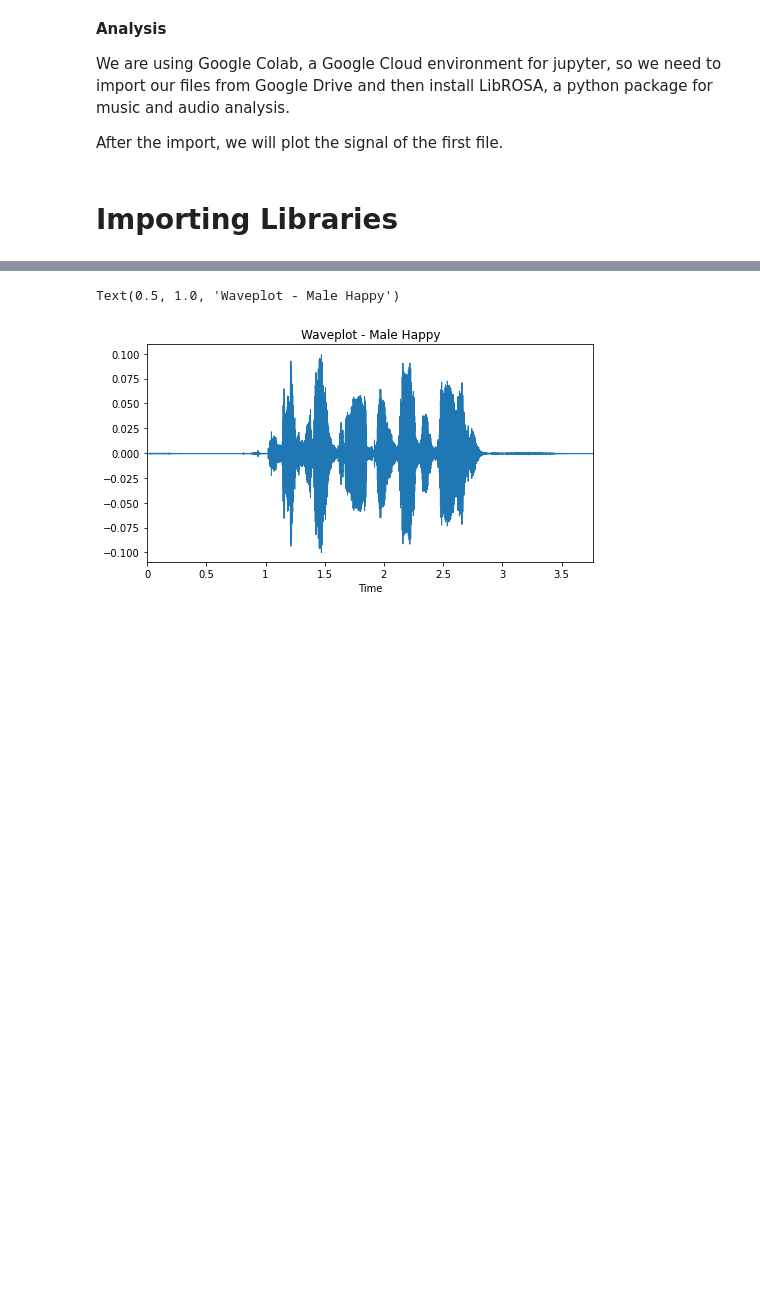
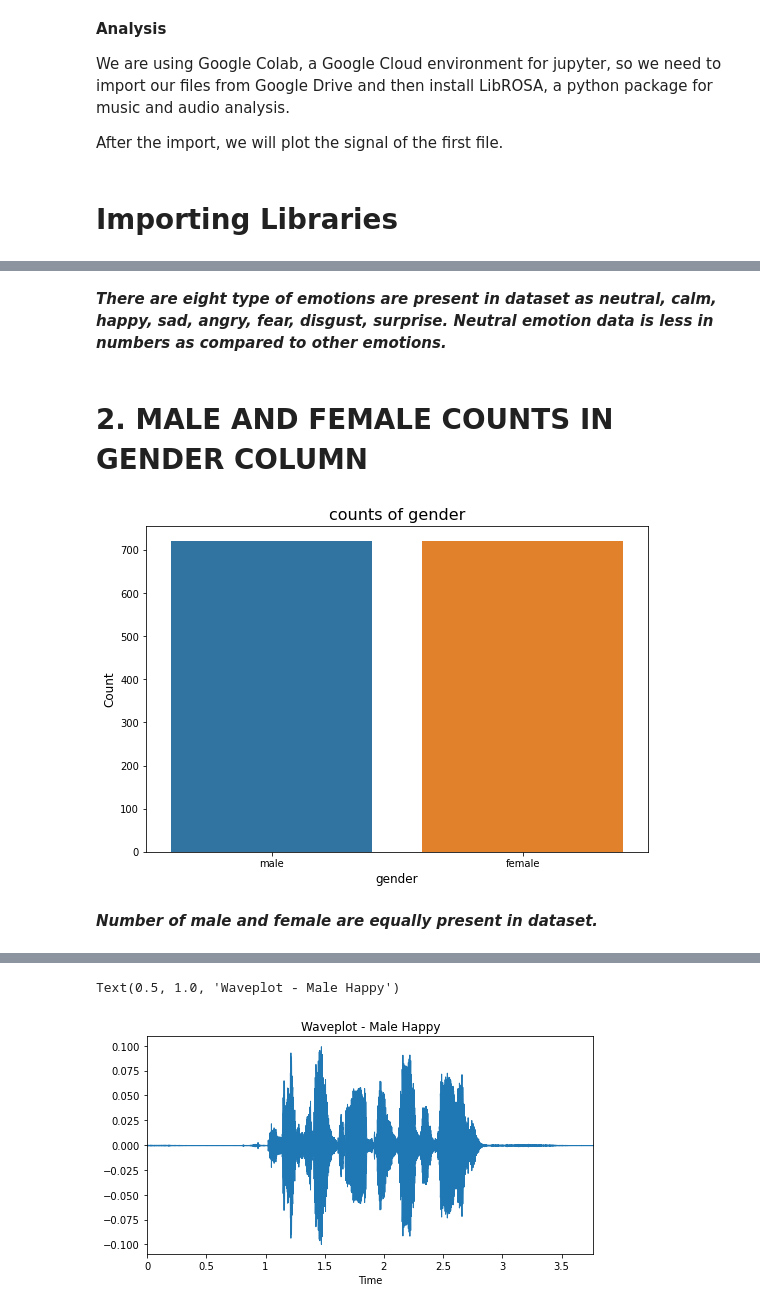
Before and after one commit to Tanjul5/Speech-Emotion-Recognition, a Jupyter notebook: Speech_Emotion_Recognition.ipynb, the cells around one changed output, grey strips where cells are left out. Saved outputs shown, nothing was run; the diff lists cells and outputs as text; code cells hidden in the pictures; blank space fills up the shorter version.

```diff
--- a/Speech_Emotion_Recognition.ipynb
+++ b/Speech_Emotion_Recognition.ipynb
@@ -141,0 +183,16 @@ RAVD = "/content/drive/MyDrive/SPEECH_EMOTION_RECOGNITION/data/"
+# %% [markdown]
+***There are eight type of emotions are present in dataset as neutral, calm, happy, sad, angry, fear, disgust, surprise. Neutral emotion data is less in numbers as compared to other emotions.***
+# %% [markdown]
+# **2. MALE AND FEMALE COUNTS IN GENDER COLUMN**
+# %%
+plt.figure(figsize=(9,6))
+plt.title('counts of gender', size=16)
+sns.countplot(audio_df.gender)
+plt.ylabel('Count', size=12)
+plt.xlabel('gender', size=12)
+# sns.despine(top=True, right=True, left=False, bottom=False)
+plt.show()
+# %% [output]
+[figure, added]
+# %% [markdown]
+***Number of male and female are equally present in dataset.***
```
Also changed, not shown: parts of 68 cells of this notebook.
